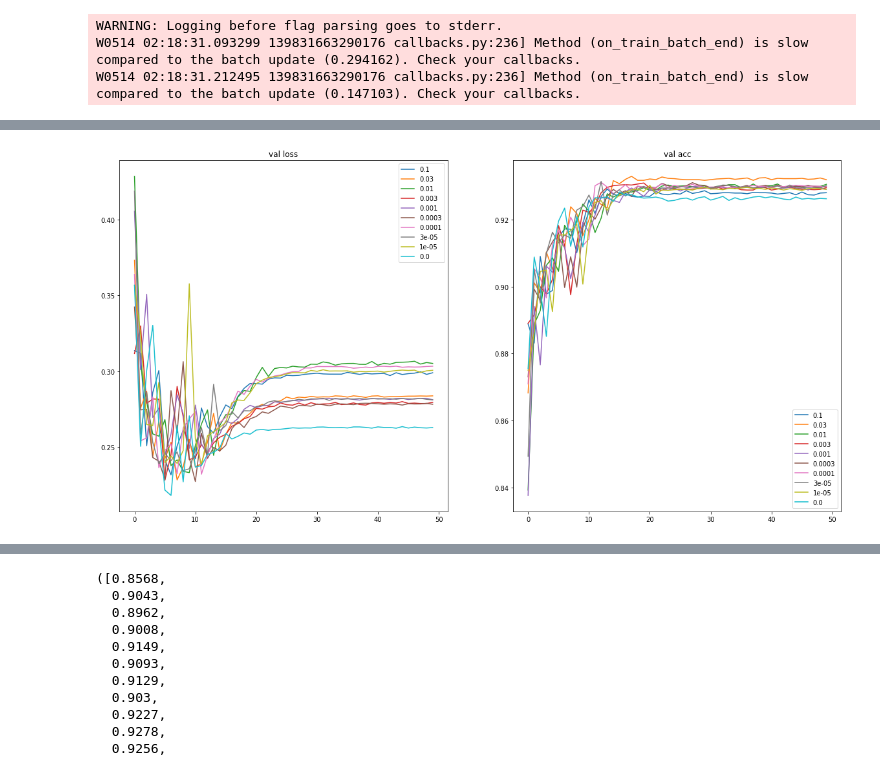
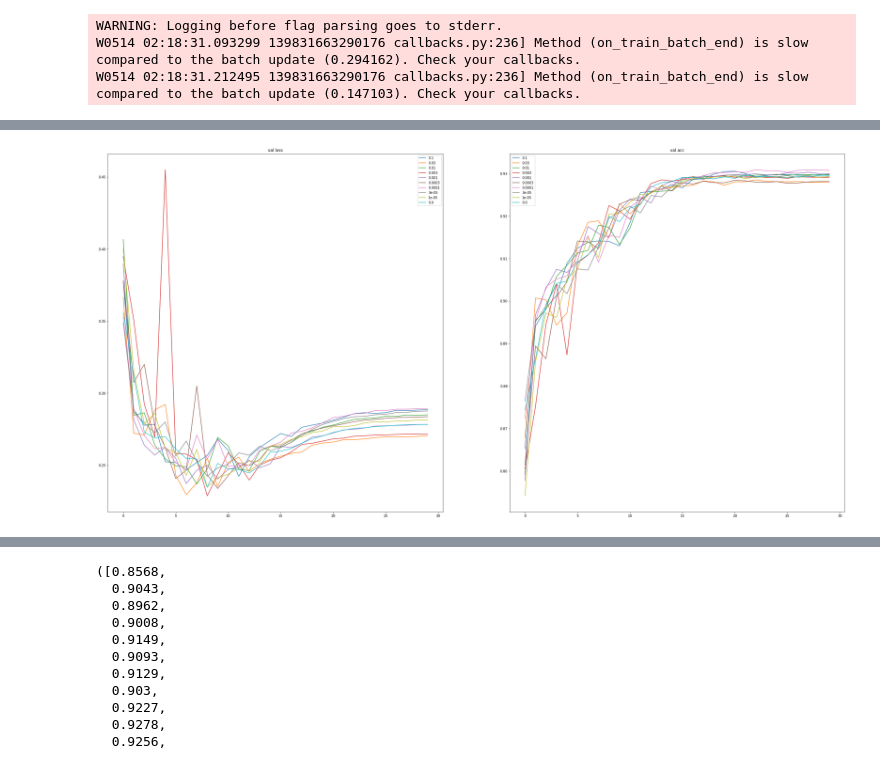
Before and after one commit to barnrang/Tokyo-tech-Exp, a Jupyter notebook: Noisy-BN/BN-noise.ipynb, the cells around one changed output, grey strips where cells are left out. Cells and saved outputs as stored; diff of their text form; code cells hidden in the pictures.

```diff
--- a/Noisy-BN/BN-noise.ipynb
+++ b/Noisy-BN/BN-noise.ipynb
@@ -208,3 +208,18 @@ Running alpha=0.01 round=4
 WARNING: Logging before flag parsing goes to stderr.
 W0514 02:18:31.093299 139831663290176 callbacks.py:236] Method (on_train_batch_end) is slow compared to the batch update (0.294162). Check your callbacks.
 W0514 02:18:31.212495 139831663290176 callbacks.py:236] Method (on_train_batch_end) is slow compared to the batch update (0.147103). Check your callbacks.
+# %%
+import pickle
+
+with open('models/files/fashion_0.0_0.25_1/history.pickle', 'rb') as f:
+    hist = pickle.load(f)
+# %%
+noises = [0.1,0.03,0.01,0.003,0.001,0.0003,0.0001,0.00003,0.00001, 0.0]
+histories = {x:[] for x in noises}
+LOOP = 5
+p = 0.25
+for noise in noises:
+    for i in range(1, LOOP+1):
+        with open(f'models/files/fashion_{noise}_{p}_{i}/history.pickle', 'rb') as f:
+            hist = pickle.load(f)
+        histories[noise].append(hist)
@@ -211,11 +246,28 @@ W0514 02:18:31.212495 139831663290176 callbacks.py:236] Method (on_train_batch_e
 # %%
-fig, axes = plt.subplots(1,2,figsize=(20,10))
+fig, axes = plt.subplots(1,2,figsize=(40,20))
+av_histories = {}
 for noisy, hist in zip(noises, histories):
-    axes[0].plot(hist.history['val_loss'], label=str(noisy))
+    av_loss = None
+    av_acc = None
+    for history in histories[noisy]:
+        if av_loss is None:
+            av_loss = np.array(history['val_loss'])
+        else:
+            av_loss += np.array(history['val_loss'])
+        if av_acc is None:
+            av_acc = np.array(history['val_accuracy'])
+        else:
+            av_acc += np.array(history['val_accuracy'])
+
+    av_loss /= LOOP
+    av_acc /= LOOP
+    axes[0].plot(av_loss, label=str(noisy))
     axes[0].set_title('val loss')
     axes[0].legend()
-    axes[1].plot(hist.history['val_accuracy'], label=str(noisy))
+    axes[1].plot(av_acc, label=str(noisy))
     axes[1].set_title('val acc')
     axes[1].legend()
+
+    av_histories[noisy] = {'av_loss':av_loss, 'av_acc':av_acc}
 # %% [output]
-[figure, old version]
+[figure, new version]
```
Also changed, not shown: parts of 2 cells of this notebook, 3 other files.
